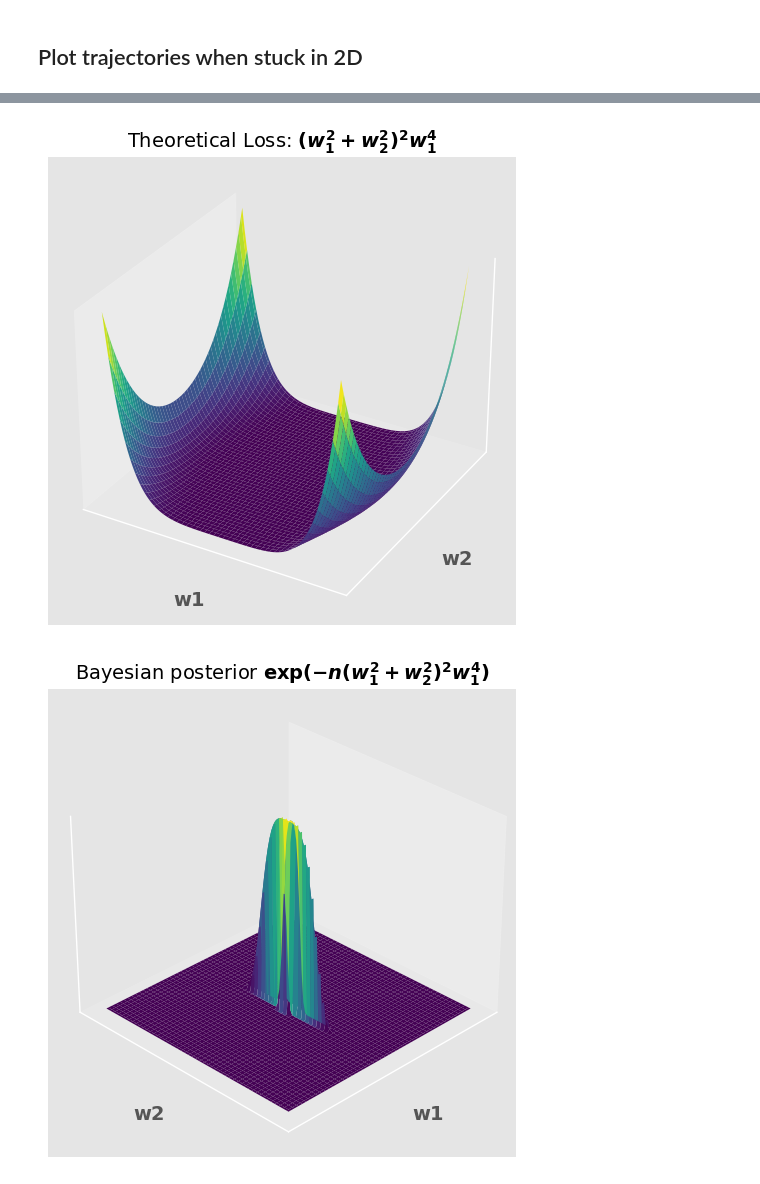
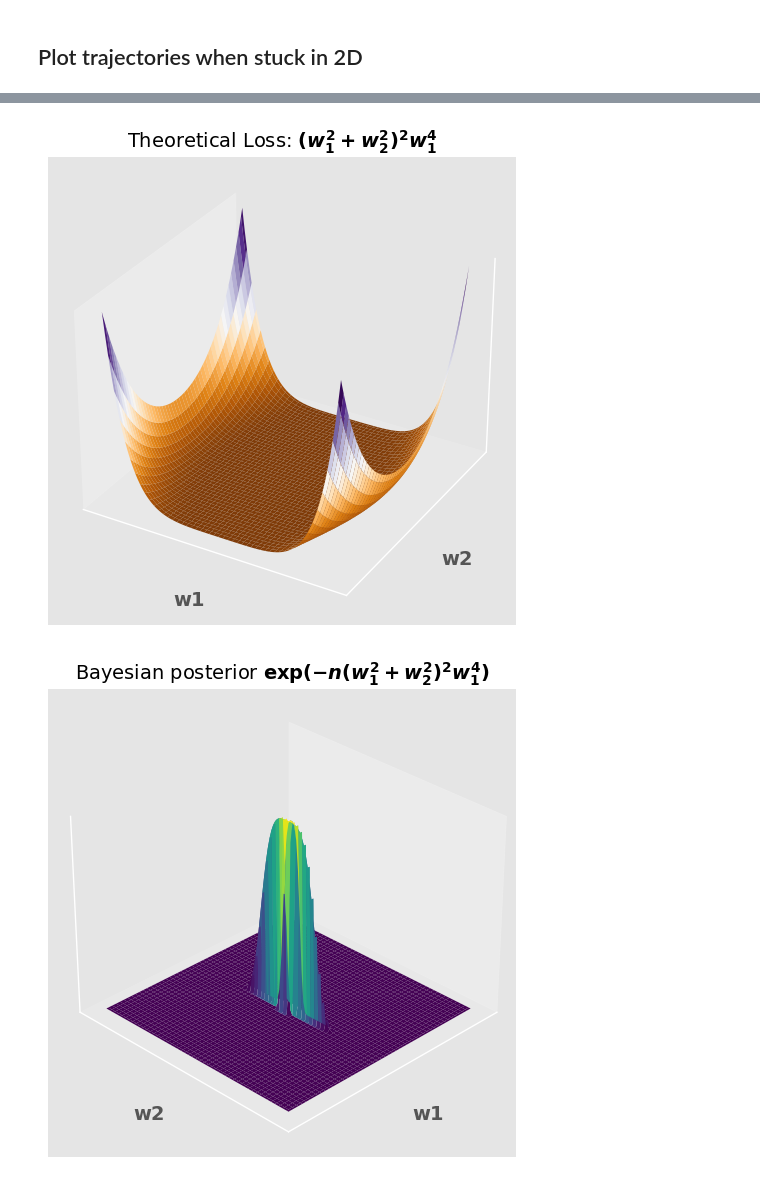
Before and after one commit to gcorlouer/SLTforSGD, a Jupyter notebook: notebooks/sgd_stuck.ipynb, the cells around one changed output, grey strips where cells are left out. Cells and saved outputs as stored; diff of their text form; code cells hidden in the pictures.

```diff
--- a/notebooks/sgd_stuck.ipynb
+++ b/notebooks/sgd_stuck.ipynb
@@ -210,30 +193,30 @@ plt.show()
 # %%
 # 2D potential
 from mpl_toolkits.mplot3d import Axes3D
 
 # Create a grid of points
 w1 = np.linspace(-1, 1, 100)
 w2 = np.linspace(-1, 1, 100)
 wx, wy = np.meshgrid(w1, w2)
 
 # Calculate the loss function values
 k = (wx**2 + wy**2)**2 * wx**4
 
 # Create a 3D plot
 fig = plt.figure()
 ax = fig.add_subplot(111, projection='3d')
-ax.plot_surface(wx, wy, k, cmap='viridis')
+ax.plot_surface(wx, wy, k, cmap='PuOr')
 ax.set_xlabel('w1')
 ax.set_ylabel('w2')
 ax.set_xticks([])
 ax.set_yticks([])
 ax.set_zticks([])
 ax.set_title(r'Theoretical Loss: $(w_1^2 + w_2^2)^2w_1^4$')
 
 # Display the plot
 plt.show()
 # %% [output]
-[figure, old version]
+[figure, new version]
 # %%
 # 2D posterior
 from mpl_toolkits.mplot3d import Axes3D
```
Also changed, not shown: parts of 16 cells of this notebook, 2 other files.
